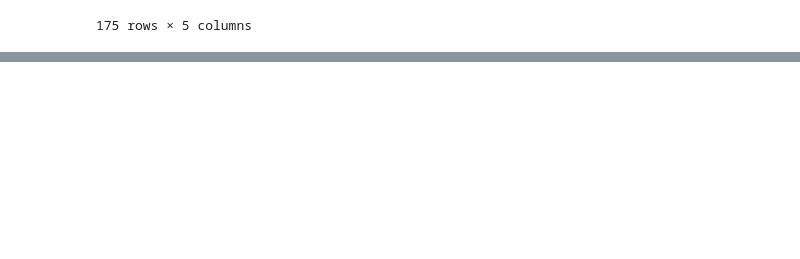
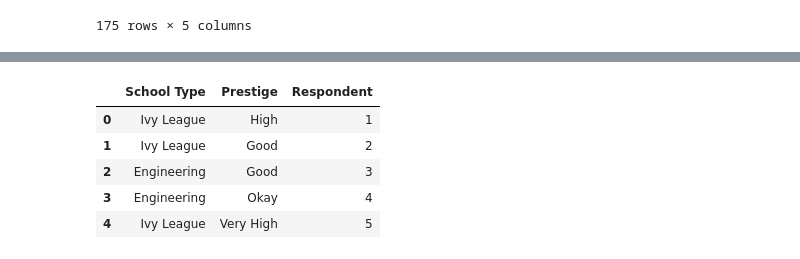
Before and after one commit to TomaszBury/The-ultimate-pandas-bootcamp-advanced-python-data-analysis, a Jupyter notebook: section_06/148.ipynb, the cells around one changed output, grey strips where cells are left out. Cells and saved outputs as stored; diff of their text form; code cells hidden in the pictures; blank space fills up the shorter version.

```diff
--- a/section_06/148.ipynb
+++ b/section_06/148.ipynb
@@ -1258,0 +1263,6 @@ pd.merge(state, regions.drop_duplicates(), how='inner', on='School Name').sort_v
+# %%
+survey = pd.DataFrame({
+    'School Type':['Ivy League','Ivy League','Engineering','Engineering'],
+    'Prestige':['High', 'Good','Good', 'Okay'],
+    'Respondent':[1,2,3,4]
+})
@@ -1258,0 +1298,11 @@ pd.merge(state, regions.drop_duplicates(), how='inner', on='School Name').sort_v
+# %%
+survey = survey.append(pd.Series({'School Type': 'Ivy League', 'Prestige': 'Very High', 'Respondent':5}, name=4))
+# %%
+survey
+# %% [output]
+|  | School Type | Prestige | Respondent |
+| 0 | Ivy League | High | 1 |
+| 1 | Ivy League | Good | 2 |
+| 2 | Engineering | Good | 3 |
+| 3 | Engineering | Okay | 4 |
+| 4 | Ivy League | Very High | 5 |
```
Also changed, not shown: parts of 7 cells of this notebook.
